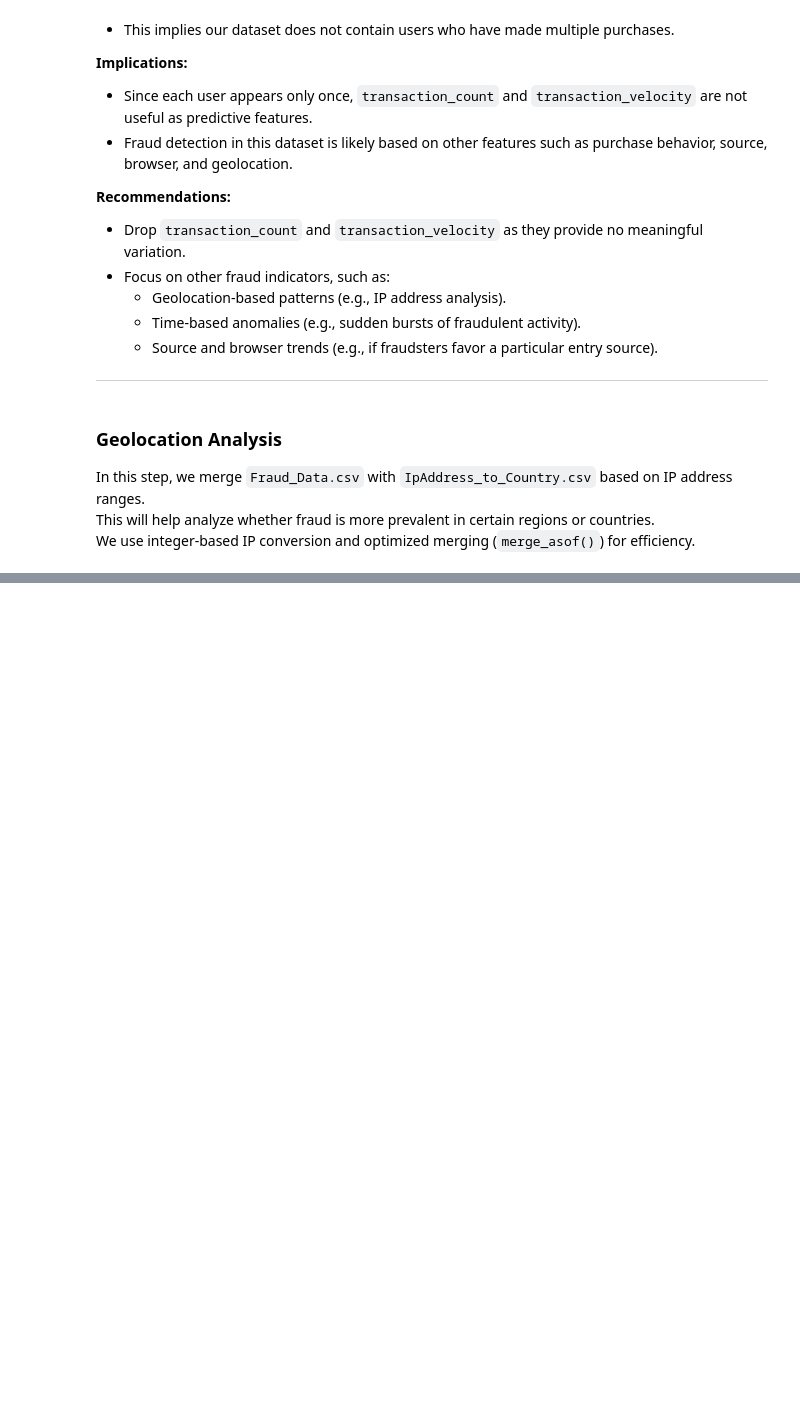
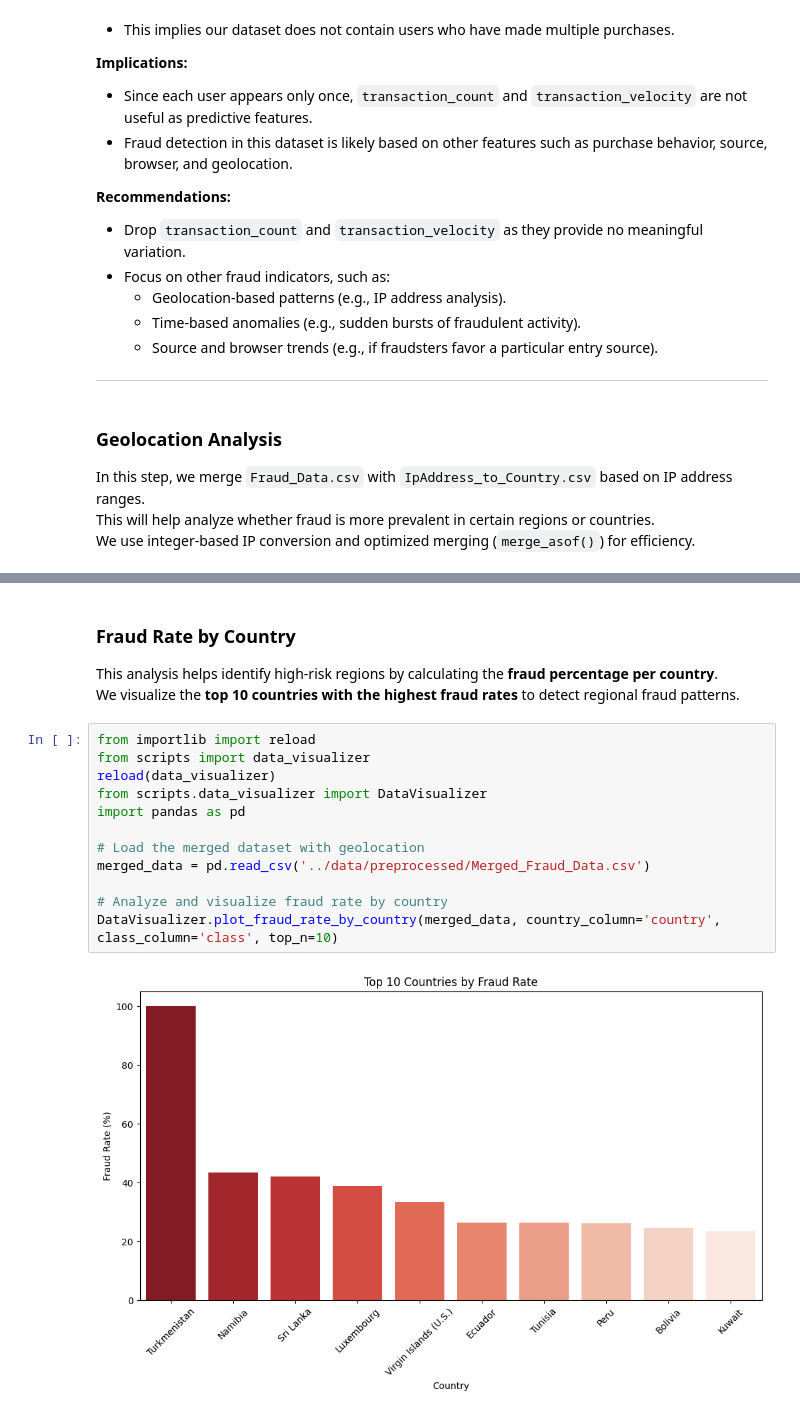
Before and after one commit to tesfaymebre/EcommerceBankFraudML, a Jupyter notebook: notebooks/data_analysis.ipynb, the cells around one changed output, grey strips where cells are left out. Drawn from its saved outputs; the diff is of its cells as text; blank space fills up the shorter version.

```diff
--- a/notebooks/data_analysis.ipynb
+++ b/notebooks/data_analysis.ipynb
@@ -748,0 +750,18 @@ print(merged_data[['ip_address', 'country', 'class']].head())
+# %% [markdown]
+### Fraud Rate by Country
+This analysis helps identify high-risk regions by calculating the **fraud percentage per country**.
+We visualize the **top 10 countries with the highest fraud rates** to detect regional fraud patterns.
+# %%
+from importlib import reload
+from scripts import data_visualizer
+reload(data_visualizer)
+from scripts.data_visualizer import DataVisualizer
+import pandas as pd
+
+# Load the merged dataset with geolocation
+merged_data = pd.read_csv('../data/preprocessed/Merged_Fraud_Data.csv')
+
+# Analyze and visualize fraud rate by country
+DataVisualizer.plot_fraud_rate_by_country(merged_data, country_column='country', class_column='class', top_n=10)
+# %% [output]
+[figure, added]
```
Also changed, not shown: parts of 38 cells of this notebook, 5 other files.
